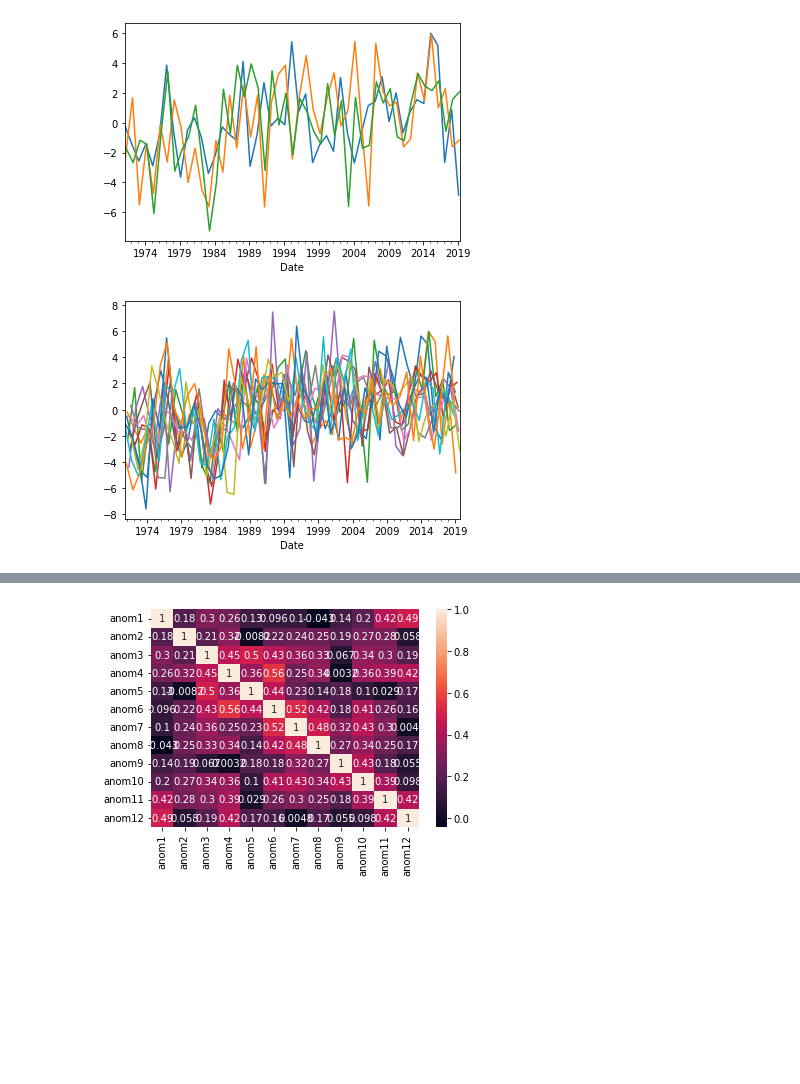
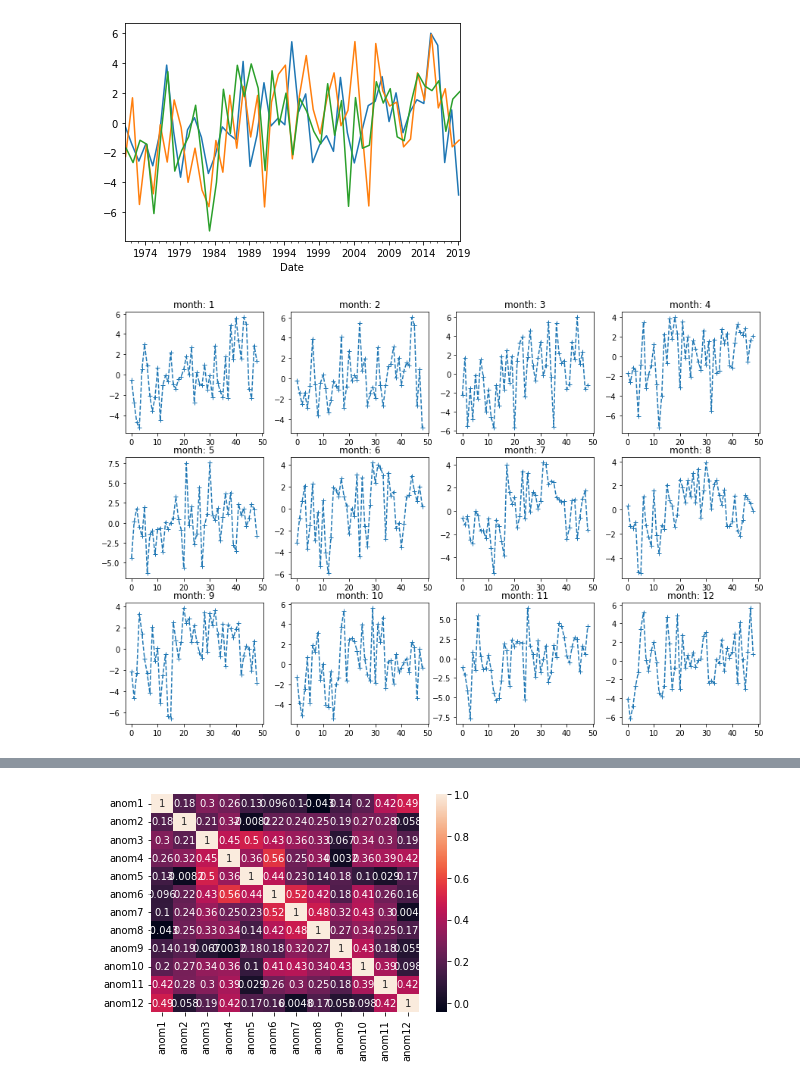
Before and after one commit to mariannecowherd/CSSLtimeseries, a Jupyter notebook: scripts/cssldata.ipynb, the cells around one changed output, grey strips where cells are left out. Saved outputs shown, nothing was run; the diff lists cells and outputs as text; code cells hidden in the pictures; blank space fills up the shorter version.

```diff
--- a/scripts/cssldata.ipynb
+++ b/scripts/cssldata.ipynb
@@ -523,19 +523,22 @@ month_anom['Air Temp Max (C)_a_4'].loc[month_anom.index.month==4].plot(ax=ax)
 <AxesSubplot:xlabel='Date'>
 [figure]
 # %%
-fig,ax=plt.subplots()
+month_anom = pd.read_csv(datadir + 'monthlytemperatureanoms.csv')
+fig,ax=plt.subplots(3,4,figsize=(15,10))
+axs = ax.flatten()
 anoms = pd.DataFrame()
 for i in range(1,13):
     label = 'anom'+str(i)
-    ts_tmp = month_anom['Air Temp Max (C)_a_'+str(i)].loc[month_anom.index.month==i]
-    ts_tmp.plot(ax=ax)
-    wy = []
+    ts_tmp = month_anom['anom'+str(i)].values # .loc[month_anom.index.month==i]
+    axs[i-1].plot(ts_tmp,'+--')
+    axs[i-1].set_title('month: '+str(i))
+    '''wy = []
     for val in ts_tmp.index:
         if val.month <10:
             wy.append(val.year-1)
         else:
             wy.append(val.year)
     ts_tmp.index = wy
-    anoms[label] = ts_tmp
+    anoms[label] = ts_tmp'''
 # %% [output]
-[figure, old version]
+[figure, new version]
```
Also changed, not shown: parts of 6 cells of this notebook.
